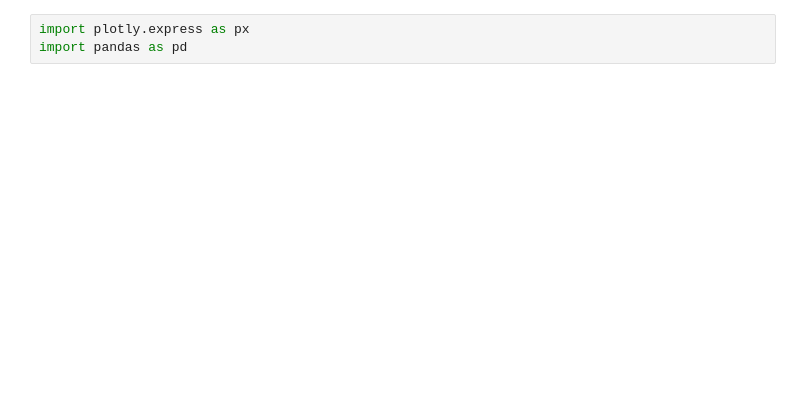
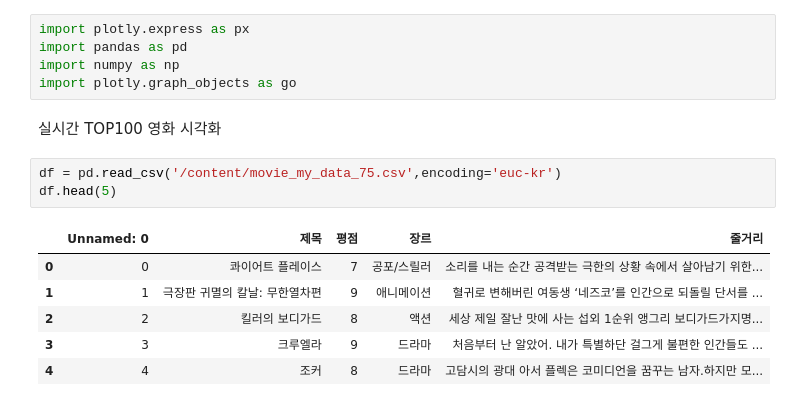
Before and after one commit to kimyw97/DataScience, a Jupyter notebook: practice/네이버영화TOP100_시각화.ipynb, the cells around one changed output. Drawn from its saved outputs; the diff is of its cells as text; blank space fills up the shorter version.

```diff
--- a/practice/네이버영화TOP100_시각화.ipynb
+++ b/practice/네이버영화TOP100_시각화.ipynb
@@ -3,3 +3,17 @@
 # %%
 import plotly.express as px
 import pandas as pd
+import numpy as np
+import plotly.graph_objects as go
+# %% [markdown]
+실시간 TOP100 영화 시각화
+# %%
+df = pd.read_csv('/content/movie_my_data_75.csv',encoding='euc-kr')
+df.head(5)
+# %% [output]
+|  | Unnamed: 0 | 제목 | 평점 | 장르 | 줄거리 |
+| 0 | 0 | 콰이어트 플레이스 | 7 | 공포/스릴러 | 소리를 내는 순간 공격받는 극한의 상황 속에서 살아남기 위한... |
+| 1 | 1 | 극장판 귀멸의 칼날: 무한열차편 | 9 | 애니메이션 | 혈귀로 변해버린 여동생 ‘네즈코’를 인간으로 되돌릴 단서를 ... |
+| 2 | 2 | 킬러의 보디가드 | 8 | 액션 | 세상 제일 잘난 맛에 사는 섭외 1순위 앵그리 보디가드가지명... |
+| 3 | 3 | 크루엘라 | 9 | 드라마 | 처음부터 난 알았어. 내가 특별하단 걸그게 불편한 인간들도 ... |
+| 4 | 4 | 조커 | 8 | 드라마 | 고담시의 광대 아서 플렉은 코미디언을 꿈꾸는 남자.하지만 모... |
```
Also changed, not shown: parts of 18 cells of this notebook.
